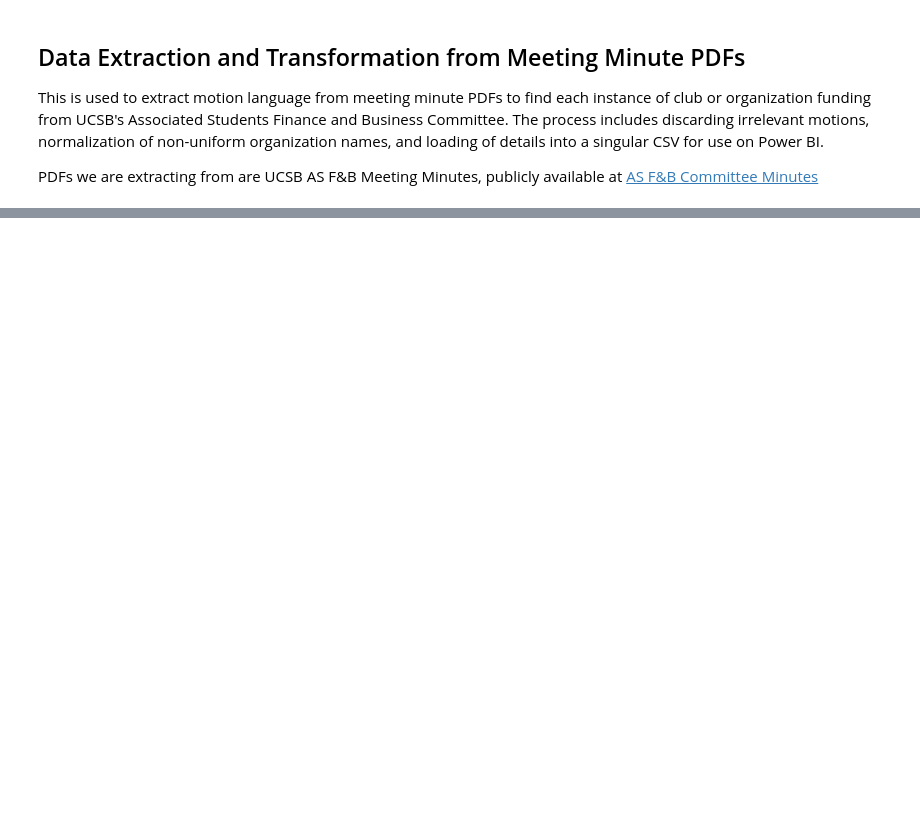
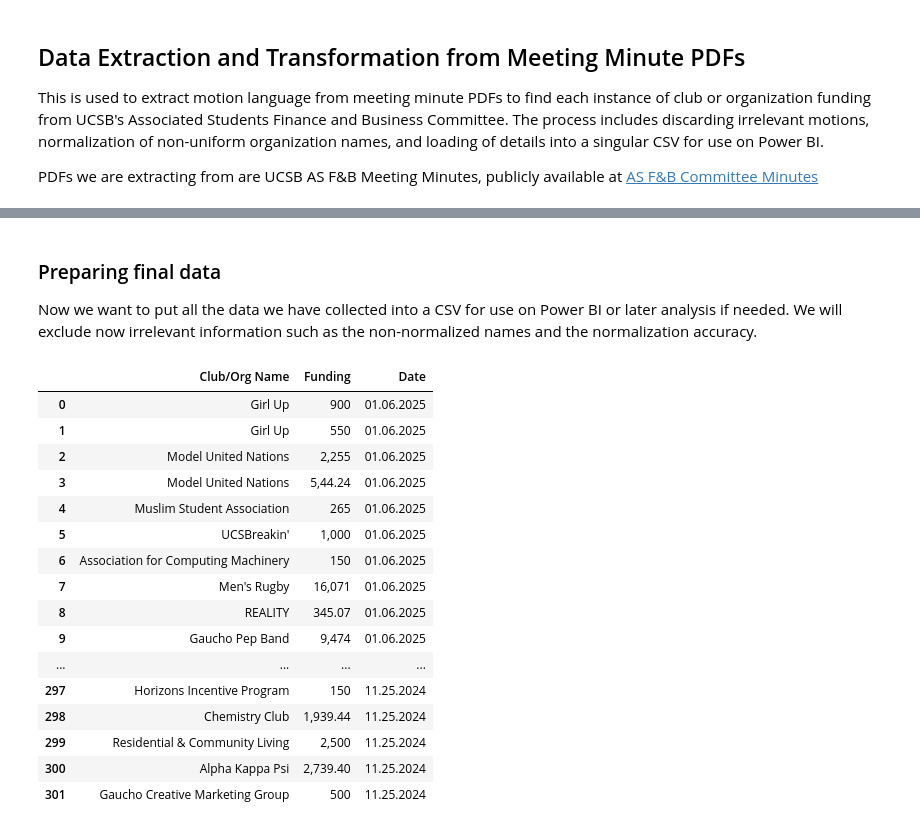
Before and after one commit to joshL1215/as-org-funding-nexus, a Jupyter notebook: data-extraction.ipynb, the cells around one changed output, grey strips where cells are left out. Cells and saved outputs as stored; diff of their text form; code cells hidden in the pictures; blank space fills up the shorter version.

```diff
--- a/data-extraction.ipynb
+++ b/data-extraction.ipynb
@@ -121,0 +218,27 @@ for file in Path(pdf_folder).iterdir():
+# %% [markdown]
+### Preparing final data
+Now we want to put all the data we have collected into a CSV for use on Power BI or later analysis if needed. We will exclude now irrelevant information such as the non-normalized names and the normalization accuracy.
+# %%
+final_df = df.drop(columns=['Non-normalized Name', 'Normalization Accuracy'])
+
+final_df.to_csv('org-funding-data.csv', index=False)
+
+final_df
+# %% [output]
+|  | Club/Org Name | Funding | Date |
+| 0 | Girl Up | 900 | 01.06.2025 |
+| 1 | Girl Up | 550 | 01.06.2025 |
+| 2 | Model United Nations | 2,255 | 01.06.2025 |
+| 3 | Model United Nations | 5,44.24 | 01.06.2025 |
+| 4 | Muslim Student Association | 265 | 01.06.2025 |
+| 5 | UCSBreakin' | 1,000 | 01.06.2025 |
+| 6 | Association for Computing Machinery | 150 | 01.06.2025 |
+| 7 | Men's Rugby | 16,071 | 01.06.2025 |
+| 8 | REALITY | 345.07 | 01.06.2025 |
+| 9 | Gaucho Pep Band | 9,474 | 01.06.2025 |
+| ... | ... | ... | ... |
+| 297 | Horizons Incentive Program | 150 | 11.25.2024 |
+| 298 | Chemistry Club | 1,939.44 | 11.25.2024 |
+| 299 | Residential & Community Living | 2,500 | 11.25.2024 |
+| 300 | Alpha Kappa Psi | 2,739.40 | 11.25.2024 |
+| 301 | Gaucho Creative Marketing Group | 500 | 11.25.2024 |
```
Also changed, not shown: parts of 5 cells of this notebook.
